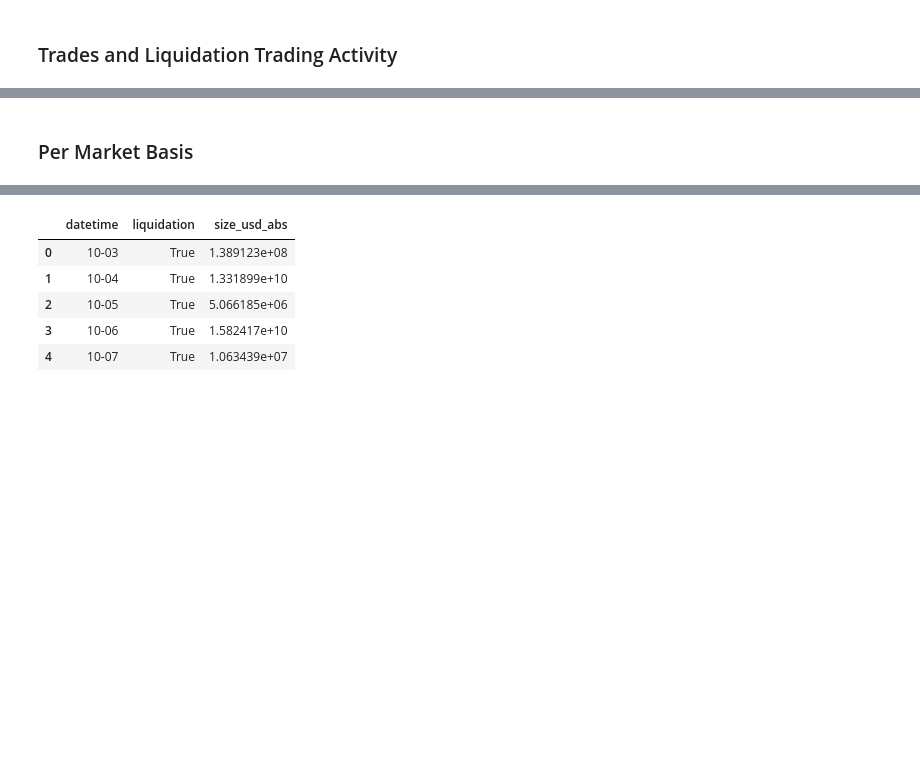
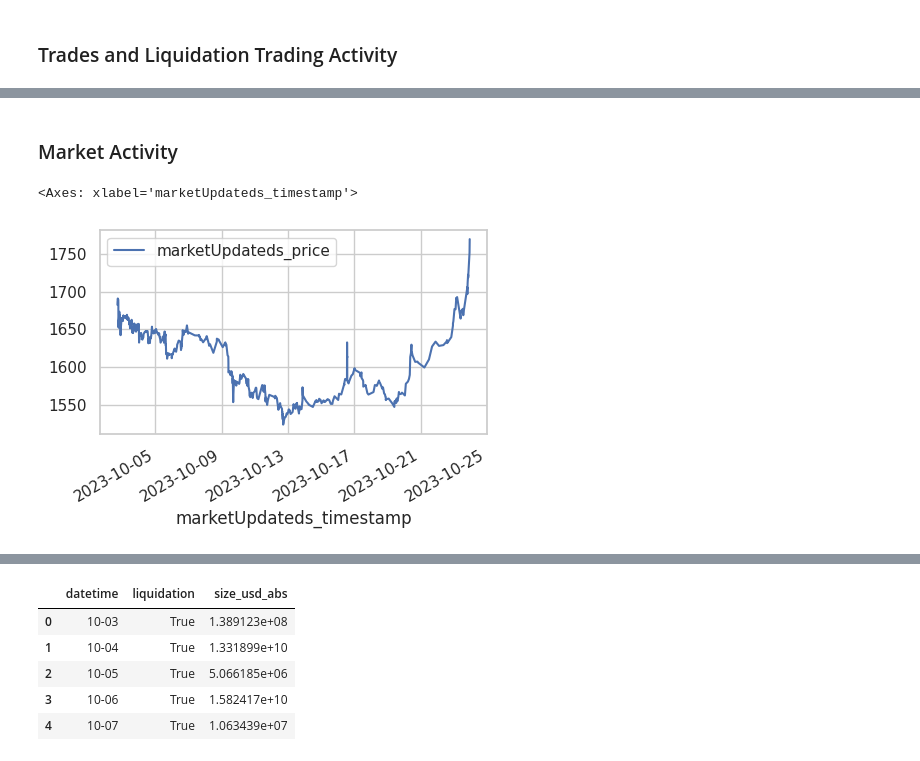
Before and after one commit to Evan-Kim2028/synthetix_v3_analytics, a Jupyter notebook: perps_v3_competition/analysis.ipynb, the cells around one changed output, grey strips where cells are left out. Saved outputs shown, nothing was run; the diff lists cells and outputs as text; code cells hidden in the pictures; blank space fills up the shorter version.

```diff
--- a/perps_v3_competition/analysis.ipynb
+++ b/perps_v3_competition/analysis.ipynb
@@ -79,2 +88,31 @@ plt.show()
 # %% [markdown]
-### Per Market Basis
+### Market Activity
+# %%
+perp_v3_historical_markets_df = (
+    pl.read_parquet("market_updates.parquet")
+    .with_columns([
+        pl.col('marketUpdateds_price') / 10**18,
+        pl.col('marketUpdateds_currentFundingRate') / 10**18,
+        pl.col('marketUpdateds_skew') / 10**18,
+        pl.col('marketUpdateds_size') / 10**18,
+        pl.col('marketUpdateds_sizeDelta') / 10**18,
+        pl.col('marketUpdateds_currentFundingVelocity') / 10**18,  # ! is funding velocity 18 decimals too?
+    ])
+    .with_columns([
+        # get usd values
+        (pl.col('marketUpdateds_size') * pl.col('marketUpdateds_price')).alias('marketUpdateds_size_usd'),
+        (pl.col('marketUpdateds_sizeDelta') * pl.col('marketUpdateds_price')).alias('marketUpdateds_sizeDelta_usd'),
+        (pl.col('marketUpdateds_skew') * pl.col('marketUpdateds_skew')).alias('marketUpdateds_skew_usd'),
+    ])
+)
+# %%
+(
+    perp_v3_historical_markets_df
+    .filter(pl.col("markets_marketSymbol") == "ETH")
+    .with_columns([pl.from_epoch(pl.col('marketUpdateds_timestamp'))])
+    .sort(by='marketUpdateds_timestamp', descending=True)
+    .to_pandas().plot(kind='line', x='marketUpdateds_timestamp', y='marketUpdateds_price', figsize=(5, 3))
+)
+# %% [output]
+<Axes: xlabel='marketUpdateds_timestamp'>
+[figure, added]
```
Also changed, not shown: parts of 28 cells of this notebook.
